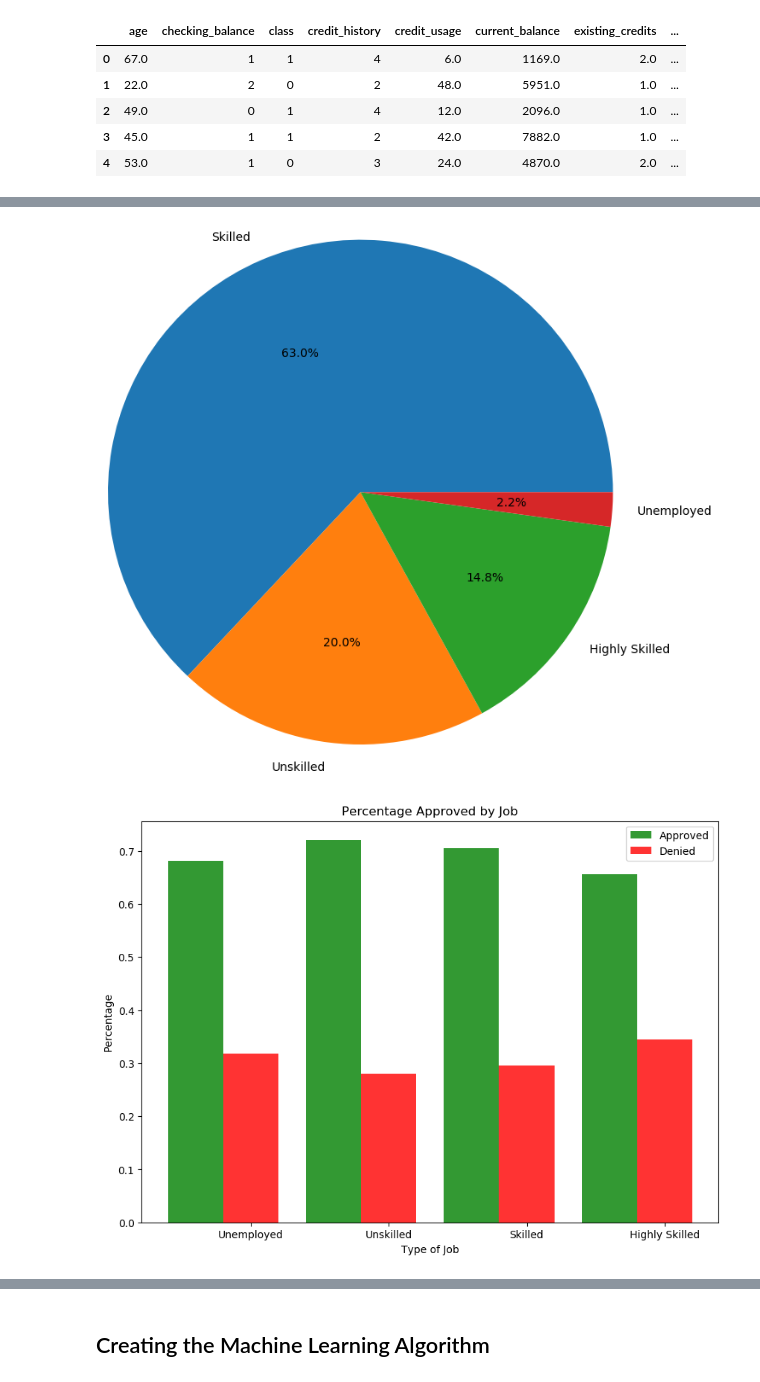
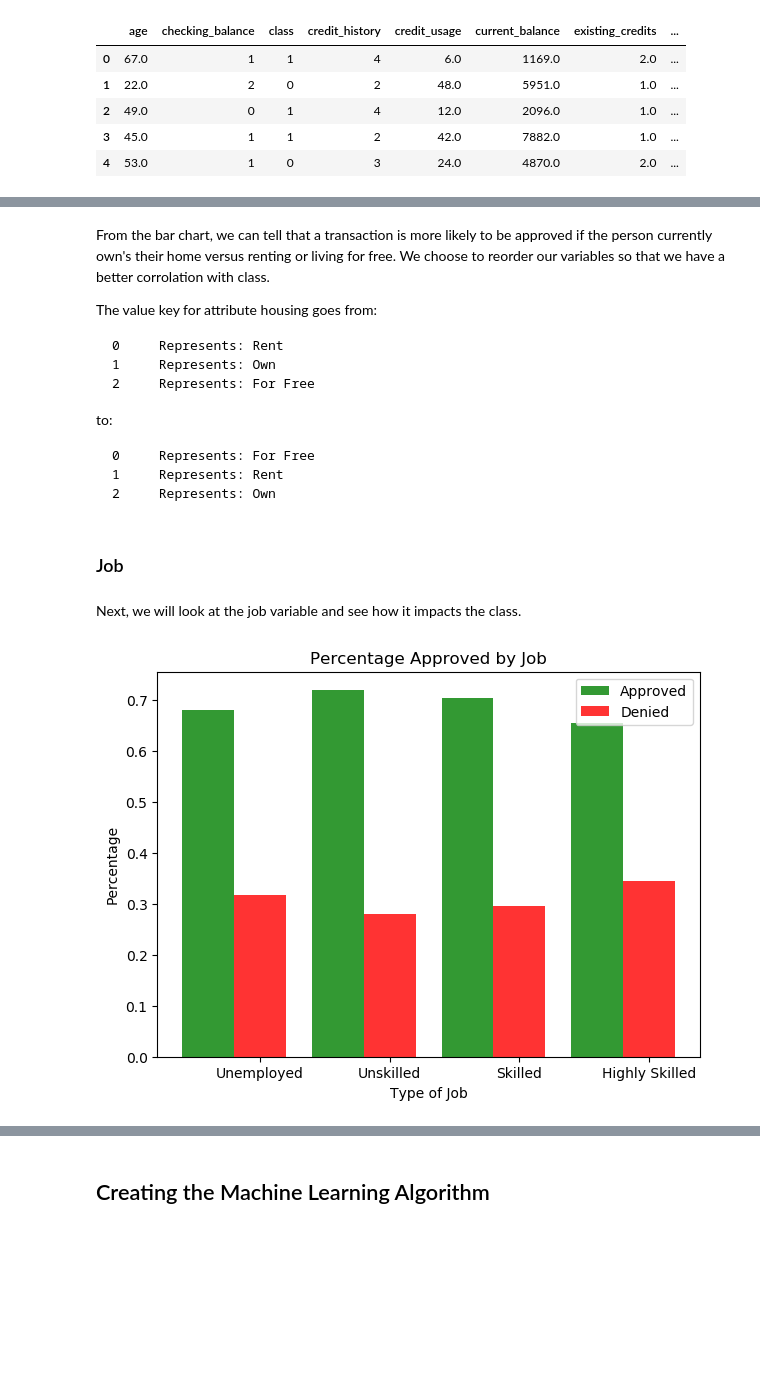
Before and after one commit to hanmaegeo/2019-datascience-project, a Jupyter notebook: Final Draft 1.ipynb, the cells around one changed output, grey strips where cells are left out. Drawn from its saved outputs; the diff is of its cells as text; code cells hidden in the pictures; blank space fills up the shorter version.

```diff
--- a/Final Draft 1.ipynb
+++ b/Final Draft 1.ipynb
@@ -343,0 +324,10 @@ plt.show()
+# %%
+relabeled = []
+
+for item in data['foreign_worker']:
+    if item == 0:
+        relabeled.append(1)
+    elif item == 1:
+        relabeled.append(0)
+
+data['foreign_worker'] = relabeled
@@ -343,0 +389,10 @@ plt.show()
+# %%
+relabeled = []
+
+for item in data['gender']:
+    if item == 0:
+        relabeled.append(1)
+    elif item == 1:
+        relabeled.append(0)
+
+data['gender'] = relabeled
@@ -393,10 +445,34 @@ print('')
+# %% [markdown]
+From the bar chart, we can tell that a transaction is more likely to be approved if the person currently own's their home versus renting or living for free. We choose to reorder our variables so that we have a better corrolation with class.
+
+The value key for attribute housing goes from:
+
+    0     Represents: Rent
+    1     Represents: Own
+    2     Represents: For Free
+
+to:
+
+    0     Represents: For Free
+    1     Represents: Rent
+    2     Represents: Own
+# %%
+relabeled = []
+
+for item in data['housing']:
+    if item == 0:
+        relabeled.append(1)
+    elif item == 1:
+        relabeled.append(2)
+    elif item == 2:
+        relabeled.append(3)
+
+data['housing'] = relabeled
+# %% [markdown]
+### Job
+# %% [markdown]
+Next, we will look at the job variable and see how it impacts the class.
 # %%
-job_value_counts = data['job'].value_counts()
-
-plt.pie(job_value_counts, labels = ['Skilled', 'Unskilled', 'Highly Skilled', 'Unemployed'],
-        radius = 2, autopct='%1.1f%%')
-
-
 unemployed = data[data['job'] == 0]
 unskilled = data[data['job'] == 1]
 skilled = data[data['job'] == 2]
@@ -411,33 +487,32 @@ job_approved = [unemployed_percentages[1], unskilled_percentages[1], skilled_per
 job_denied = [unemployed_percentages[0], unskilled_percentages[0], skilled_percentages[0], highly_skilled_percentages[0]]
 
 # data to plot
 n_groups = 4
 
 # create plot
-fig, ax = plt.subplots(figsize=(10,7))
+fig, ax = plt.subplots(figsize=(7,5))
 index = np.arange(n_groups)
 bar_width = 0.4
 opacity = 0.8
 
 rects1 = plt.bar(index, job_approved, bar_width,
 alpha=opacity,
 color='g',
 label='Approved')
 
 rects2 = plt.bar(index + bar_width, job_denied, bar_width,
 alpha=opacity,
 color='r',
 label='Denied')
 
 plt.xlabel('Type of Job')
 plt.ylabel('Percentage')
 plt.title('Percentage Approved by Job')
 plt.xticks(index + bar_width, ('Unemployed','Unskilled', 'Skilled','Highly Skilled'))
 plt.legend()
 
 plt.show()
 
 print('')
 # %% [output]
-[figure, old version]
+[figure, new version]
-[figure, removed]
```
Also changed, not shown: parts of 71 cells of this notebook.
